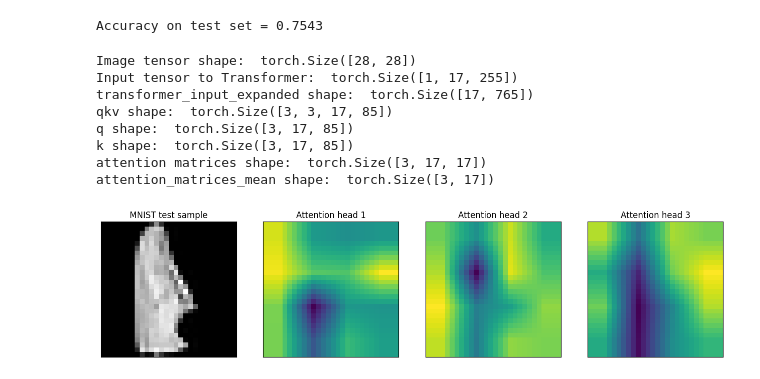
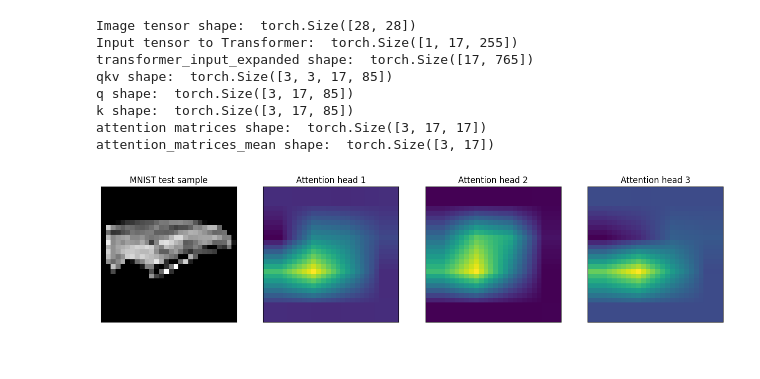
Before and after one commit to antalbe001/ViT_fashionMNIST-pytorch, a Jupyter notebook: each_head_visualization_transform.ipynb, the cells around one changed output. Cells and saved outputs as stored; diff of their text form; code cells hidden in the pictures.

```diff
--- a/each_head_visualization_transform.ipynb
+++ b/each_head_visualization_transform.ipynb
@@ -16,14 +17,11 @@ from tqdm.notebook import tqdm_notebook
 # %%
-#REPRODUCIBILITY
-
-# Setting the seed
+model = torch.load('./saved_model.pth')
+device = torch.device("mps" if torch.backends.mps.is_available() else "cpu")
+model = model.to(device)
+print("Device:", device)
 random.seed(42)
-g = torch.Generator().manual_seed(2147483647)
-
+g = torch.Generator().manual_seed(2147483647) # for reproducibility
 # Ensure that all operations are deterministic on GPU (if used) for reproducibility
 torch.backends.cudnn.deterministic = True
 torch.backends.cudnn.benchmark = False
-
-device = torch.device("cuda:0") if torch.cuda.is_available() else torch.device("cpu")
-print("Device:", device)
 # %% [output]
@@ -131,13 +69,0 @@ def img_to_patch(x, patch_size, flatten_channels=True):
-# %%
-# VISUALIZE THE IMAGE PATCHES
-img_patches = img_to_patch(MNIST_examples, patch_size=patch_size, flatten_channels=False)
-
-fig, ax = plt.subplots(MNIST_examples.shape[0], 1, figsize=(14, 12))
-fig.suptitle("Images as input sequences of patches")
-for i in range(MNIST_examples.shape[0]):
-    img_grid = torchvision.utils.make_grid(img_patches[i], nrow=int(image_size/patch_size), normalize=True, pad_value=0.9)
-    img_grid = img_grid.permute(1, 2, 0)
-    ax[i].imshow(img_grid)
-    ax[i].axis("off")
-plt.show()
-plt.close()
@@ -239,17 +69,0 @@ class VisionTransformer(nn.Module):
-# %%
-model = VisionTransformer(embed_dim=embed_dim,
-                          hidden_dim=hidden_dim,
-                          num_heads=num_heads,
-                          num_layers=num_layers,
-                          patch_size=patch_size,
-                          num_channels=num_channels,
-                          num_patches=num_patches,
-                          num_classes=num_classes,
-                          dropout=dropout)
-
-# Transfer to GPU
-model.to(device)
-model_restore = None #'/content/model_20230712_211204_0'
-if model_restore is not None and os.path.exists(model_restore):
-  model.load_state_dict(torch.load(model_restore))
-  model.restored = True
@@ -343,25 +70,9 @@ Text(0.5, 1.0, 'Training loss')
-# %%
-model.eval() # Set the model to evaluation mode (dropout disabled)
-
-# evaluate network
-acc_total = 0
-with torch.no_grad():
-  for imgs, labels in tqdm_notebook(test_loader):
-
-    imgs, labels = imgs.to(device), labels.to(device)
-    preds = model(imgs)
-    pred_cls = preds.data.max(1)[1]
-    acc_total += pred_cls.eq(labels.data).cpu().sum()
-
-acc = acc_total.item()/len(test_loader.dataset)
-print('Accuracy on test set = '+str(acc))
-# %% [output]
-Accuracy on test set = 0.7543
 # %%
 # Estrazione dell'indice del campione di test e preparazione dell'immagine
 test_sample_index = (test_set.targets == 7).nonzero(as_tuple=True)[0][12].item()
 # Estrazione di un campione di test
 img_tensor = test_set[test_sample_index][0].squeeze().to(device)
+img_tensor = (img_tensor * 255).clamp(0, 255).byte()
 print ("Image tensor shape: ", img_tensor.shape)
 # Conversione dell'immagine in patch
 patches = img_to_patch(img_tensor.unsqueeze(0).unsqueeze(0), patch_size=patch_size)
@@ -400,31 +111,31 @@ residual_att = torch.eye(attention_matrices.size(-1)).to(device)
 aug_att_mats = attention_matrices + residual_att
 aug_att_mats = aug_att_mats / aug_att_mats.sum(dim=-1).unsqueeze(-1)
 
 # Visualizzazione delle heatmap per ciascuna head
 fig, axes = plt.subplots(1, 4, figsize=(16, 6))
 img = np.asarray(img_tensor.cpu())
 axes[0].imshow(img, cmap='gray')
 axes[0].set_title('MNIST test sample')
 axes[0].tick_params(axis='both', which='both', bottom=False, top=False, left=False, right=False,
                     labelbottom=False, labeltop=False, labelleft=False, labelright=False)
 
 # Visualizzazione delle heatmap per ogni head
 for i in range(3):  # Le prime 3 heads
     attn_heatmap = aug_att_mats[i, 0, 1:].reshape((int(image_size/patch_size), int(image_size/patch_size)))
     attn_heatmap_resized = F.interpolate(attn_heatmap.unsqueeze(0).unsqueeze(0), [image_size, image_size], mode='bilinear').view(28, 28, 1)
     axes[i + 1].imshow(attn_heatmap_resized.detach().cpu().numpy())
     axes[i + 1].set_title(f'Attention head {i + 1}')
     axes[i + 1].tick_params(axis='both', which='both', bottom=False, top=False, left=False, right=False,
                             labelbottom=False, labeltop=False, labelleft=False, labelright=False)
 
 plt.show()
 # %% [output]
 Image tensor shape:  torch.Size([28, 28])
 Input tensor to Transformer:  torch.Size([1, 17, 255])
 transformer_input_expanded shape:  torch.Size([17, 765])
 qkv shape:  torch.Size([3, 3, 17, 85])
 q shape:  torch.Size([3, 17, 85])
 k shape:  torch.Size([3, 17, 85])
 attention matrices shape:  torch.Size([3, 17, 17])
 attention_matrices_mean shape:  torch.Size([3, 17])
-[figure, old version]
+[figure, new version]
```
Also changed, not shown: parts of 13 cells of this notebook, 10 other files.
